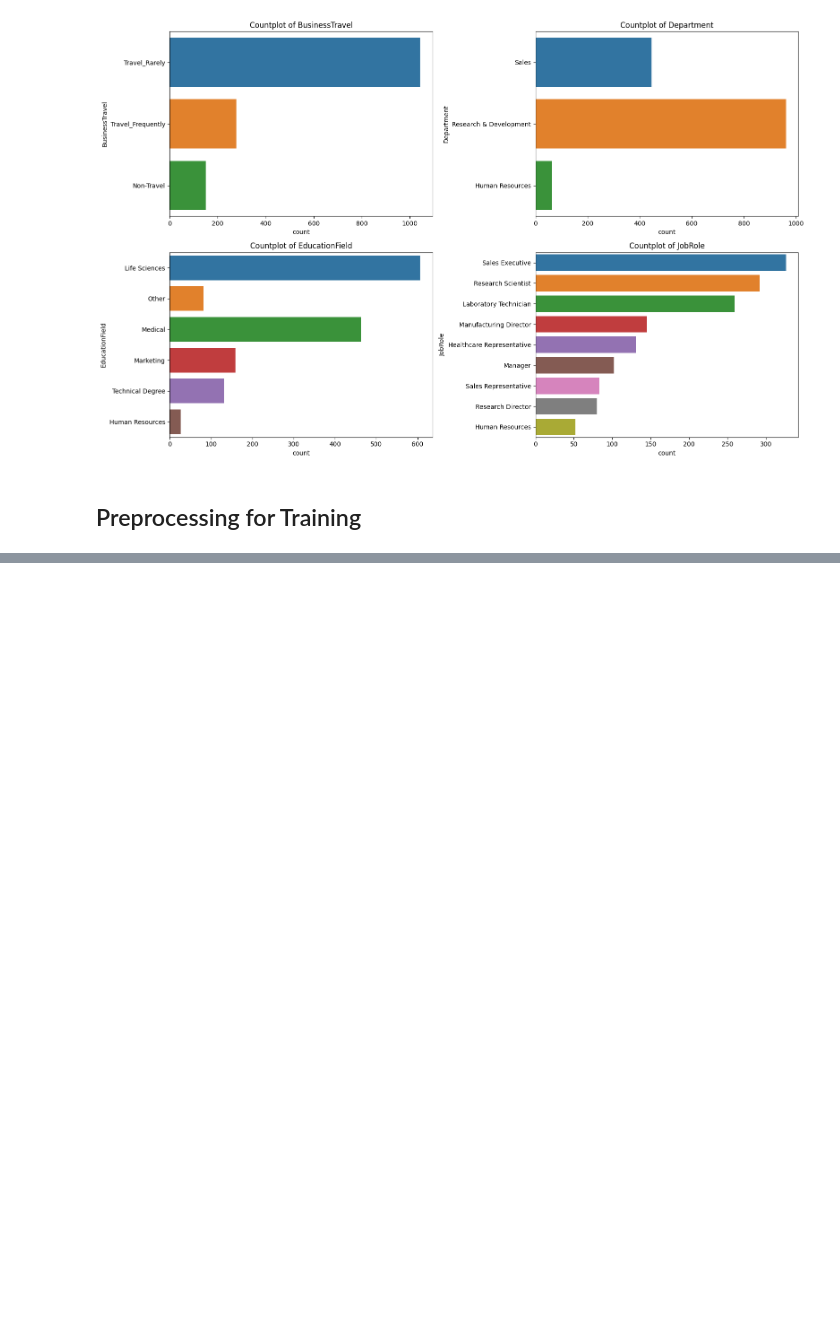
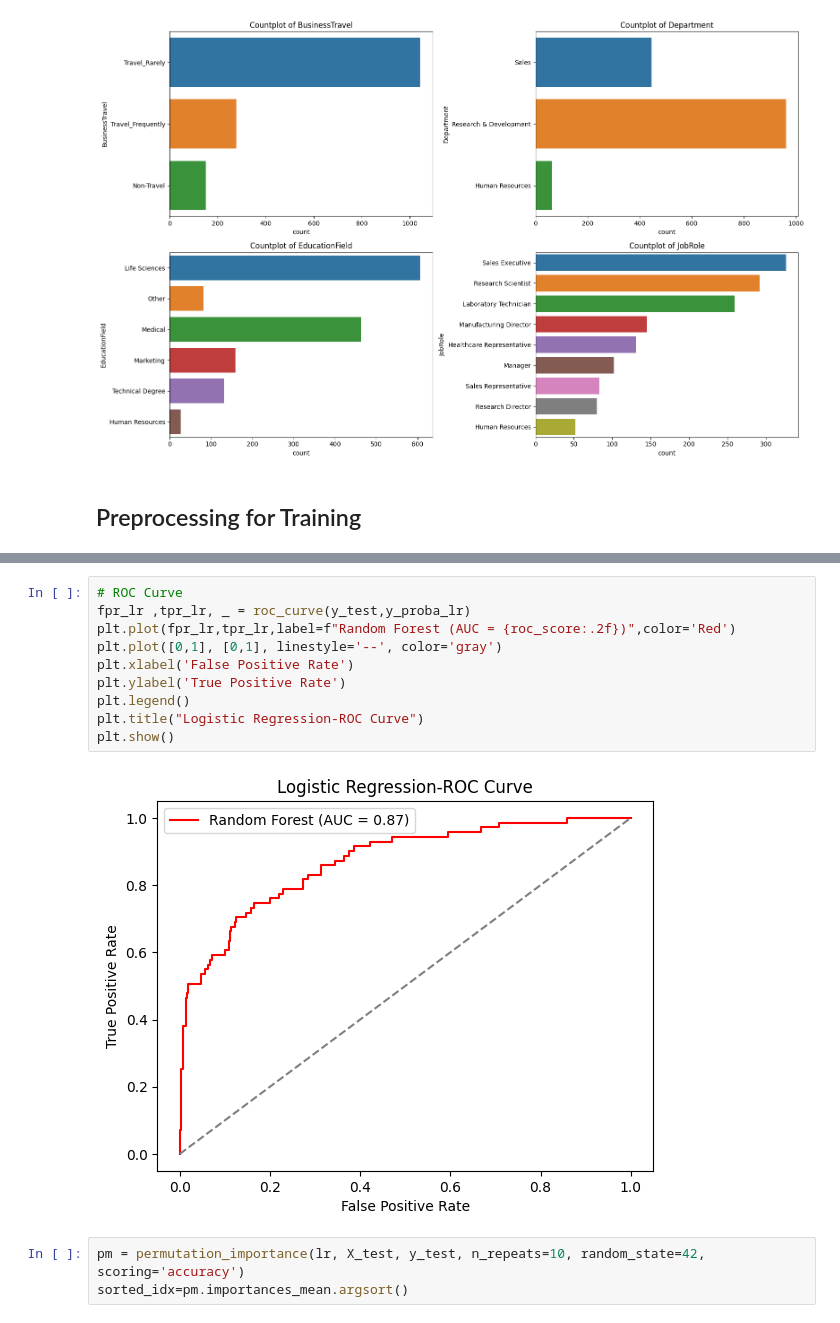
Before and after one commit to korayyildirim/DataAnalysisProjects, a Jupyter notebook: employeeAttrition.ipynb, the cells around one changed output, grey strips where cells are left out. Drawn from its saved outputs; the diff is of its cells as text; blank space fills up the shorter version.

```diff
--- a/employeeAttrition.ipynb
+++ b/employeeAttrition.ipynb
@@ -123,0 +264,15 @@ plt.show()
+# %%
+# ROC Curve
+fpr_lr ,tpr_lr, _ = roc_curve(y_test,y_proba_lr)
+plt.plot(fpr_lr,tpr_lr,label=f"Random Forest (AUC = {roc_score:.2f})",color='Red')
+plt.plot([0,1], [0,1], linestyle='--', color='gray')
+plt.xlabel('False Positive Rate')
+plt.ylabel('True Positive Rate')
+plt.legend()
+plt.title("Logistic Regression-ROC Curve")
+plt.show()
+# %% [output]
+[figure, added]
+# %%
+pm = permutation_importance(lr, X_test, y_test, n_repeats=10, random_state=42, scoring='accuracy')
+sorted_idx=pm.importances_mean.argsort()
```
Also changed, not shown: parts of 30 cells of this notebook.
